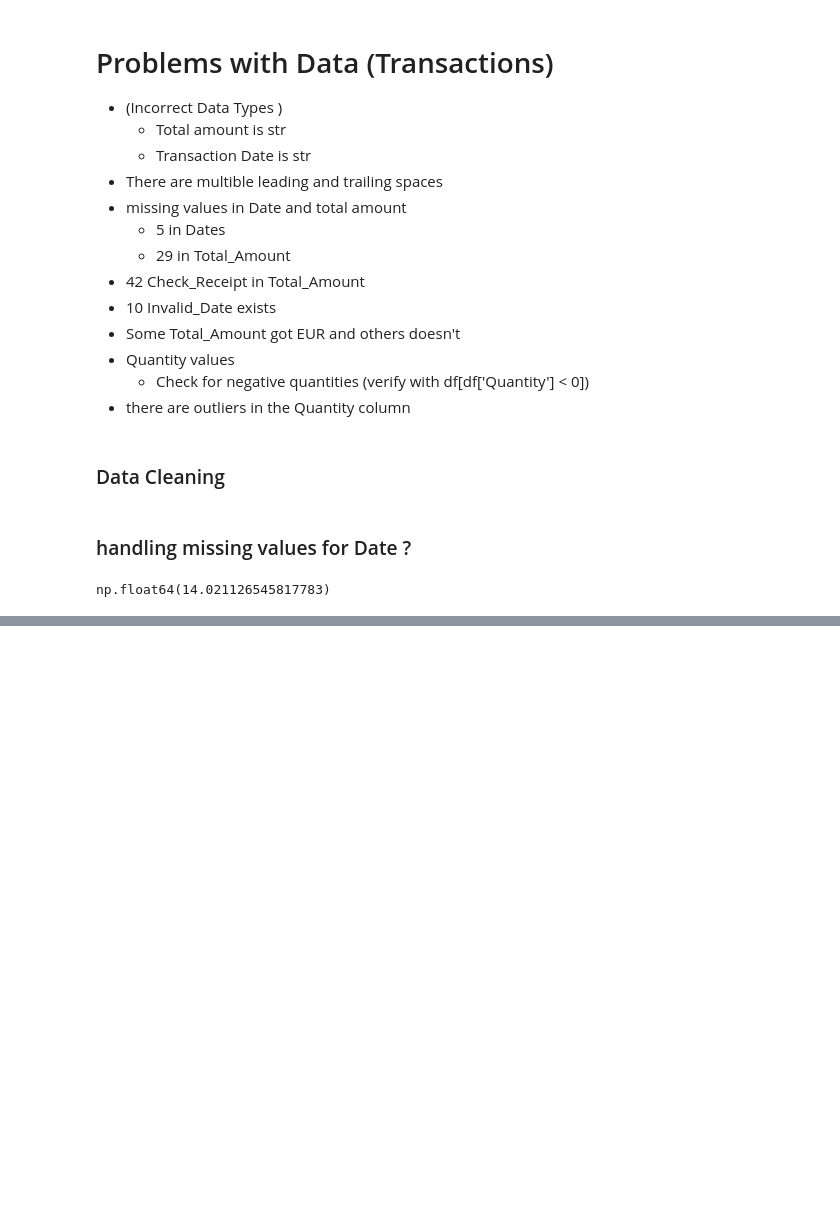
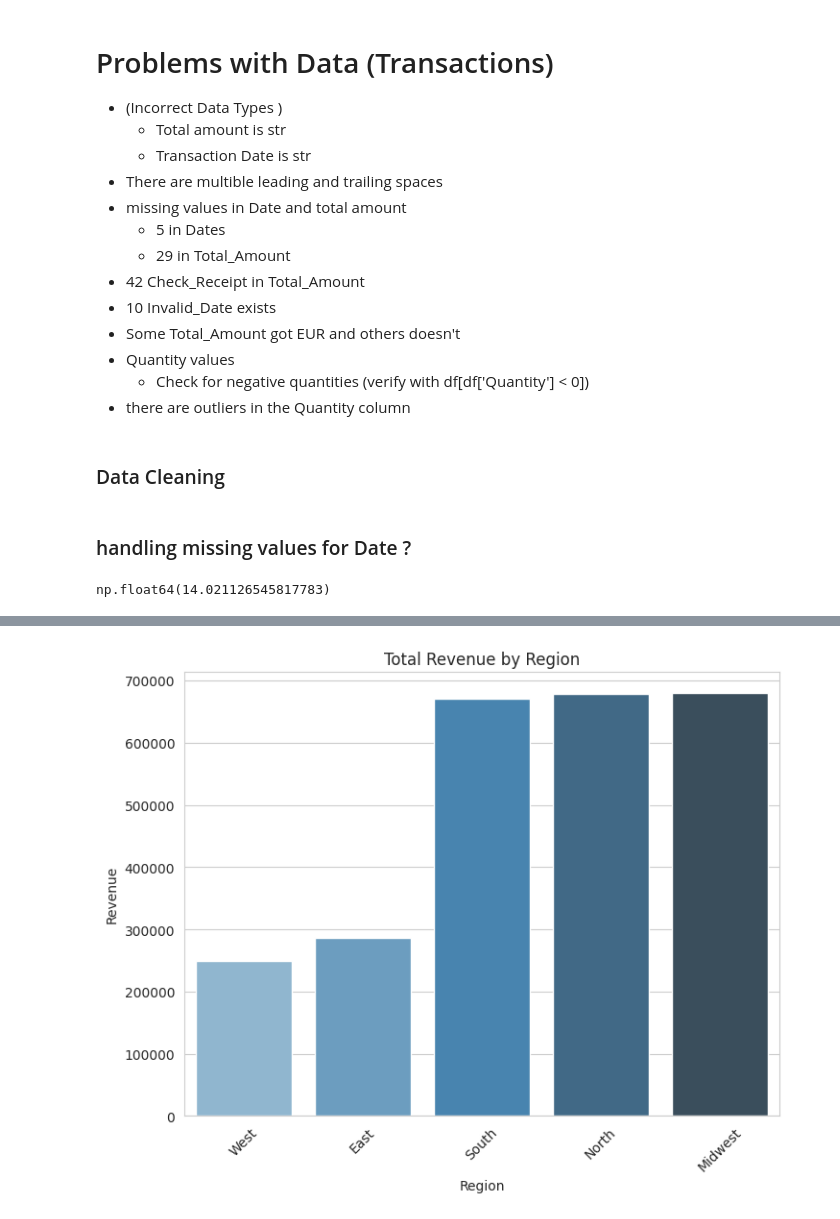
Before and after one commit to YoussefMostafaMohammed/DataAnalyticProject, a Jupyter notebook: notebooks/ecommerce_analysis.ipynb, the cells around one changed output, grey strips where cells are left out. Saved outputs shown, nothing was run; the diff lists cells and outputs as text; code cells hidden in the pictures; blank space fills up the shorter version.

Commit message:
draw the first plot

```diff
--- a/notebooks/ecommerce_analysis.ipynb
+++ b/notebooks/ecommerce_analysis.ipynb
@@ -194,9 +194,6 @@ transactions['Total_Amount'] = (
 
 # Converting the Total_Amount column in transactions to Numeric
 transactions['Total_Amount'] = pd.to_numeric(transactions['Total_Amount'], errors='coerce')
-
-# remove from the Total_Amount column the Check_Receipt values
-transactions = transactions[transactions['Total_Amount'].notna()]
 # %%
 #Remove negative Quantity
 transactions = transactions[transactions['Quantity'] >= 0]
@@ -253,2 +252,6 @@ None
 # %%
-# Phase 3
+
+#Phase 3
+full_data['Calculated_Revenue'] = full_data['Quantity'] * full_data['Price'] * (1 - full_data['Discount'])
+full_data['Revenue_Error'] = full_data['Calculated_Revenue'] - full_data['Total_Amount']
+print(full_data[['Total_Amount', 'Calculated_Revenue', 'Revenue_Error']].head(10))
@@ -281,5 +324,14 @@ print(full_data[['Total_Amount','Calculated_Revenue', 'Revenue_Difference']].hea
 #fill total amount with the calculated amount
 full_data['Total_Amount'] = full_data['Total_Amount'].fillna(full_data['Calculated_Revenue'])
 
+
 # Show full data after filling Total_Amount
 full_data[['CustomerID','ProductID','Quantity','Price','Discount','Total_Amount','Calculated_Revenue']].head(20)
+
+# Drop rows with missing customer/product
+full_data['Missing_Customer'] = full_data['Name'].isna()
+full_data['Missing_Product'] = full_data['Category'].isna()
+full_data = full_data[~full_data['Missing_Customer'] & ~full_data['Missing_Product']]
+# %%
+# set seaboarn style
+sns.set_style("whitegrid")
@@ -285,0 +361,26 @@ full_data[['CustomerID','ProductID','Quantity','Price','Discount','Total_Amount'
+# %%
+revenue_by_region = (
+    full_data
+    .groupby('Region')['Calculated_Revenue']
+    .sum()
+    .sort_values()
+    .reset_index()
+)
+plt.figure(figsize=(8, 6))
+
+sns.barplot(
+    data=revenue_by_region,
+    x='Region',
+    y='Calculated_Revenue',
+    hue='Region',
+    palette='Blues_d',
+    legend=False
+)
+
+plt.title('Total Revenue by Region')
+plt.xlabel('Region')
+plt.ylabel('Revenue')
+plt.xticks(rotation=45)
+plt.show()
+# %% [output]
+[figure, added]
```
Also changed, not shown: parts of 8 cells of this notebook.
